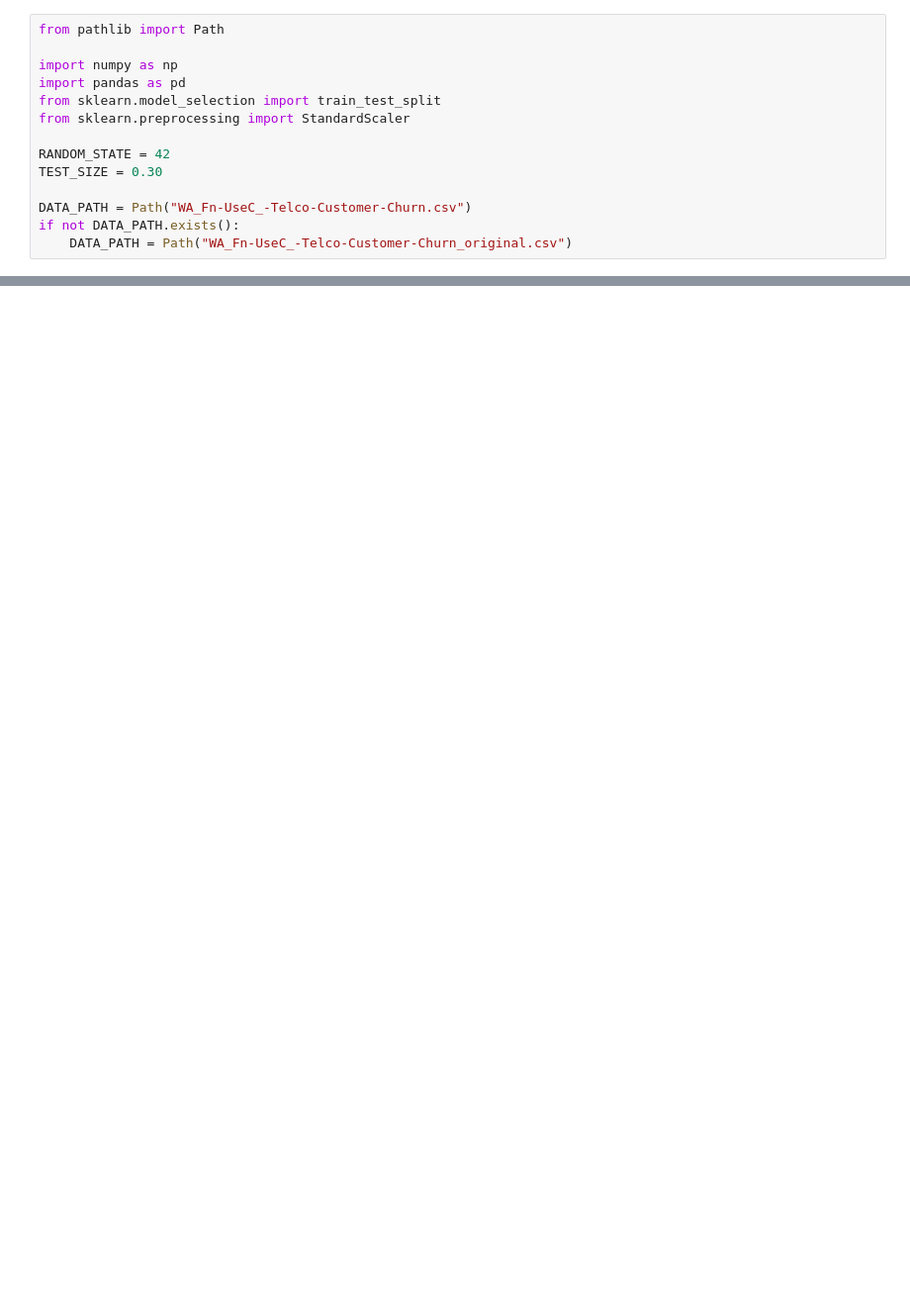
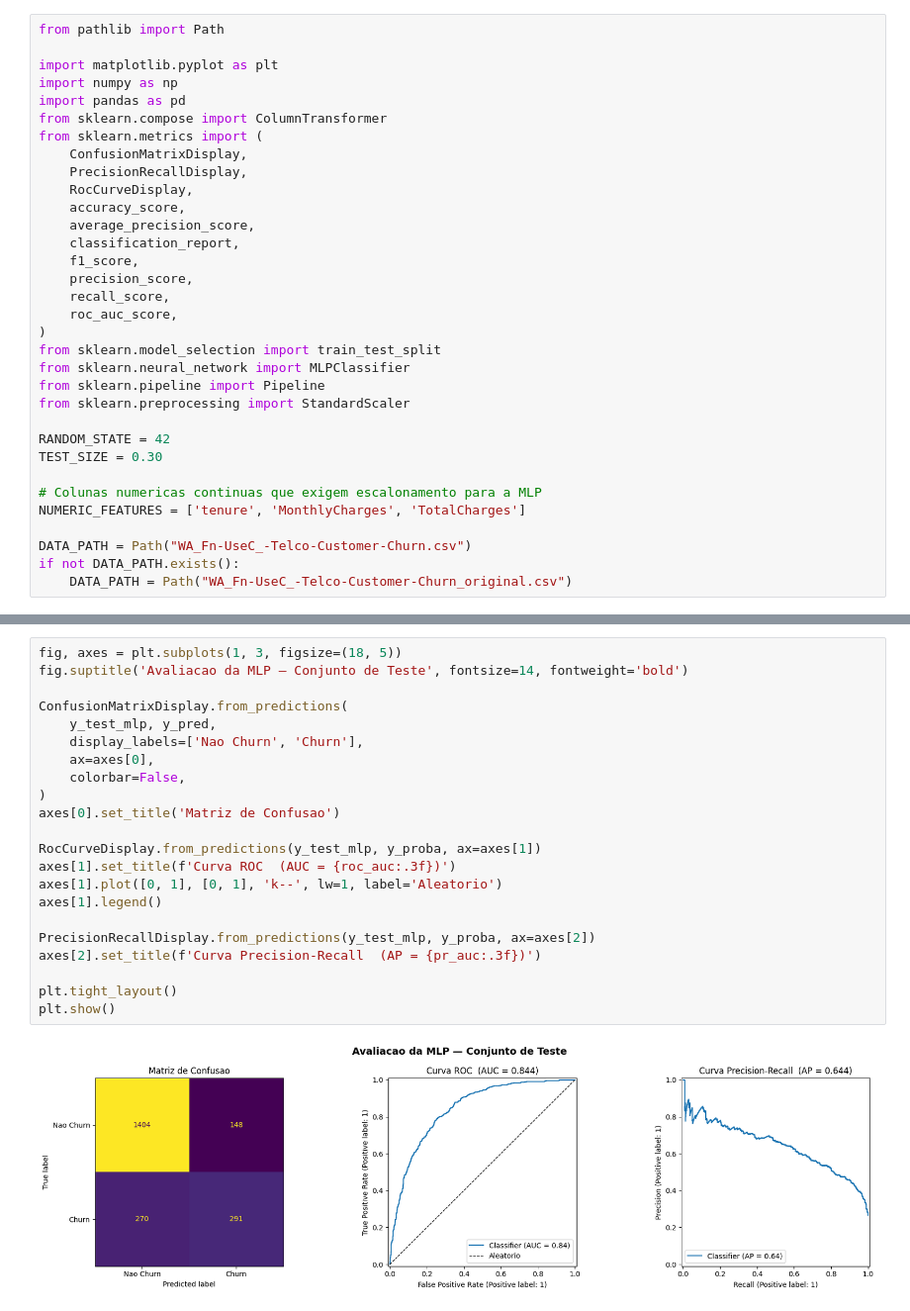
Before and after one commit to vtoriaavila/predicaoChurnMLP, a Jupyter notebook: Telecom Customer Churn Prediction.ipynb, the cells around one changed output, grey strips where cells are left out. Shown at 99% size. Saved outputs shown, nothing was run; the diff lists cells and outputs as text; blank space fills up the shorter version.

Commit message:
Add MLP churn pipeline

```diff
--- a/Telecom Customer Churn Prediction.ipynb
+++ b/Telecom Customer Churn Prediction.ipynb
@@ -7,14 +17,33 @@ Este notebook foi refatorado para manter apenas a preparacao dos dados necessari
 # %%
 from pathlib import Path
 
+import matplotlib.pyplot as plt
 import numpy as np
 import pandas as pd
+from sklearn.compose import ColumnTransformer
+from sklearn.metrics import (
+    ConfusionMatrixDisplay,
+    PrecisionRecallDisplay,
+    RocCurveDisplay,
+    accuracy_score,
+    average_precision_score,
+    classification_report,
+    f1_score,
+    precision_score,
+    recall_score,
+    roc_auc_score,
+)
 from sklearn.model_selection import train_test_split
+from sklearn.neural_network import MLPClassifier
+from sklearn.pipeline import Pipeline
 from sklearn.preprocessing import StandardScaler
 
 RANDOM_STATE = 42
 TEST_SIZE = 0.30
 
+# Colunas numericas continuas que exigem escalonamento para a MLP
+NUMERIC_FEATURES = ['tenure', 'MonthlyCharges', 'TotalCharges']
+
 DATA_PATH = Path("WA_Fn-UseC_-Telco-Customer-Churn.csv")
 if not DATA_PATH.exists():
     DATA_PATH = Path("WA_Fn-UseC_-Telco-Customer-Churn_original.csv")
@@ -197,0 +362,24 @@ mlp_model_artifacts.keys()
+# %%
+fig, axes = plt.subplots(1, 3, figsize=(18, 5))
+fig.suptitle('Avaliacao da MLP — Conjunto de Teste', fontsize=14, fontweight='bold')
+
+ConfusionMatrixDisplay.from_predictions(
+    y_test_mlp, y_pred,
+    display_labels=['Nao Churn', 'Churn'],
+    ax=axes[0],
+    colorbar=False,
+)
+axes[0].set_title('Matriz de Confusao')
+
+RocCurveDisplay.from_predictions(y_test_mlp, y_proba, ax=axes[1])
+axes[1].set_title(f'Curva ROC  (AUC = {roc_auc:.3f})')
+axes[1].plot([0, 1], [0, 1], 'k--', lw=1, label='Aleatorio')
+axes[1].legend()
+
+PrecisionRecallDisplay.from_predictions(y_test_mlp, y_proba, ax=axes[2])
+axes[2].set_title(f'Curva Precision-Recall  (AP = {pr_auc:.3f})')
+
+plt.tight_layout()
+plt.show()
+# %% [output]
+[figure, added]
```
Also changed, not shown: parts of 30 cells of this notebook.
